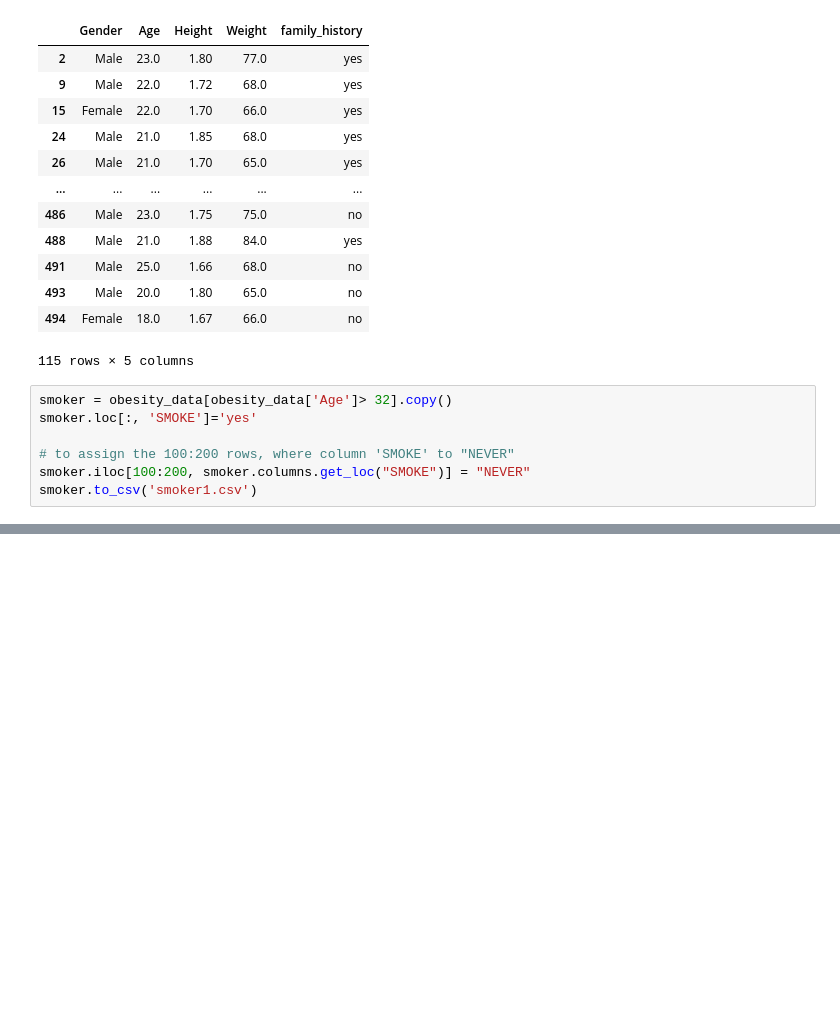
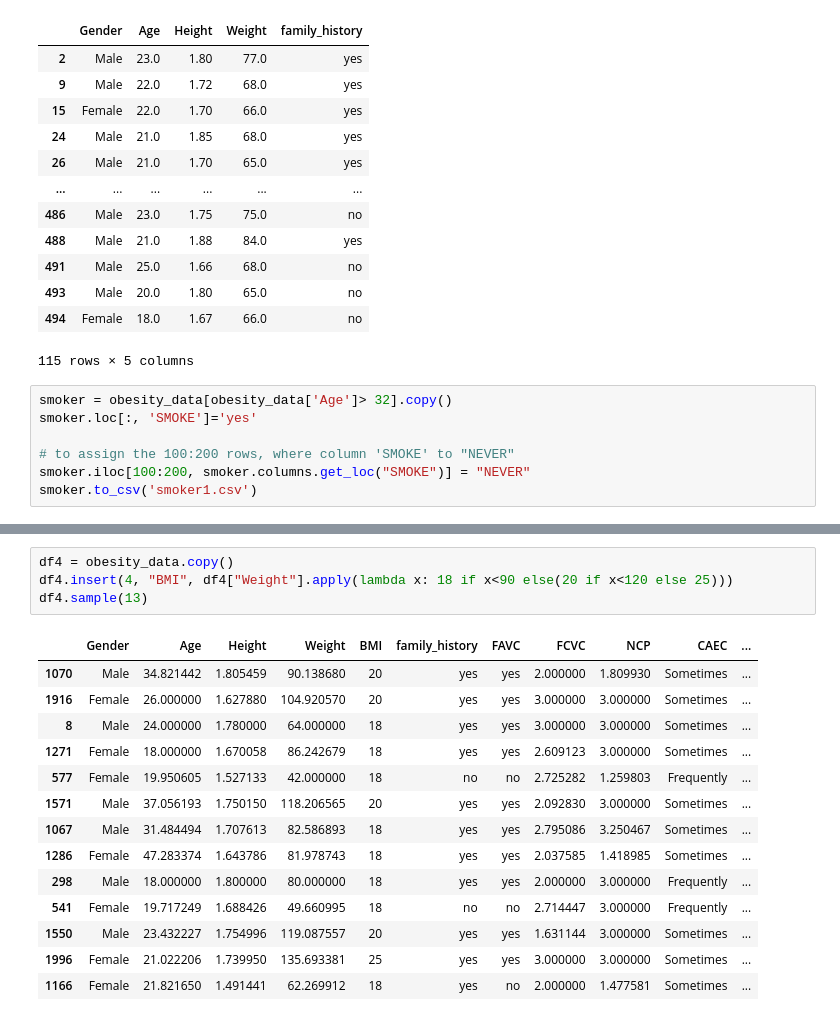
Before and after one commit to Aakashraz/data-science, a Jupyter notebook: learn-pandas.ipynb, the cells around one changed output, grey strips where cells are left out. Drawn from its saved outputs; the diff is of its cells as text; blank space fills up the shorter version.

Commit message:
insert and update using apply and lampda function

```diff
--- a/learn-pandas.ipynb
+++ b/learn-pandas.ipynb
@@ -136,0 +170,19 @@ smoker.to_csv('smoker1.csv')
+# %%
+df4 = obesity_data.copy()
+df4.insert(4, "BMI", df4["Weight"].apply(lambda x: 18 if x<90 else(20 if x<120 else 25)))
+df4.sample(13)
+# %% [output]
+|  | Gender | Age | Height | Weight | BMI | family_history | FAVC | FCVC | NCP | CAEC | ... |
+| 1070 | Male | 34.821442 | 1.805459 | 90.138680 | 20 | yes | yes | 2.000000 | 1.809930 | Sometimes | ... |
+| 1916 | Female | 26.000000 | 1.627880 | 104.920570 | 20 | yes | yes | 3.000000 | 3.000000 | Sometimes | ... |
+| 8 | Male | 24.000000 | 1.780000 | 64.000000 | 18 | yes | yes | 3.000000 | 3.000000 | Sometimes | ... |
+| 1271 | Female | 18.000000 | 1.670058 | 86.242679 | 18 | yes | yes | 2.609123 | 3.000000 | Sometimes | ... |
+| 577 | Female | 19.950605 | 1.527133 | 42.000000 | 18 | no | no | 2.725282 | 1.259803 | Frequently | ... |
+| 1571 | Male | 37.056193 | 1.750150 | 118.206565 | 20 | yes | yes | 2.092830 | 3.000000 | Sometimes | ... |
+| 1067 | Male | 31.484494 | 1.707613 | 82.586893 | 18 | yes | yes | 2.795086 | 3.250467 | Sometimes | ... |
+| 1286 | Female | 47.283374 | 1.643786 | 81.978743 | 18 | yes | yes | 2.037585 | 1.418985 | Sometimes | ... |
+| 298 | Male | 18.000000 | 1.800000 | 80.000000 | 18 | yes | yes | 2.000000 | 3.000000 | Frequently | ... |
+| 541 | Female | 19.717249 | 1.688426 | 49.660995 | 18 | no | no | 2.714447 | 3.000000 | Frequently | ... |
+| 1550 | Male | 23.432227 | 1.754996 | 119.087557 | 20 | yes | yes | 1.631144 | 3.000000 | Sometimes | ... |
+| 1996 | Female | 21.022206 | 1.739950 | 135.693381 | 25 | yes | yes | 3.000000 | 3.000000 | Sometimes | ... |
+| 1166 | Female | 21.821650 | 1.491441 | 62.269912 | 18 | yes | no | 2.000000 | 1.477581 | Sometimes | ... |
```
Also changed, not shown: parts of 1 cell of this notebook.
